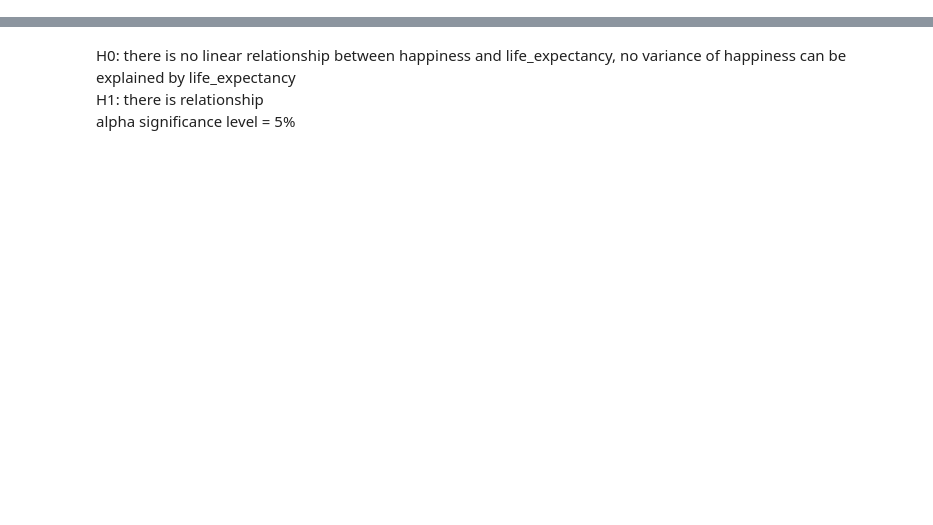
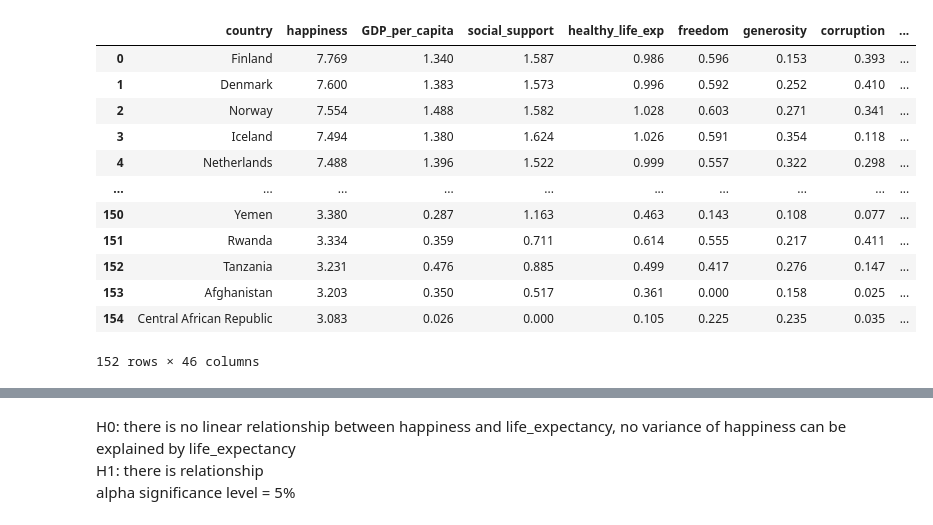
Before and after one commit to aghilissen/Mod_3_Project, a Jupyter notebook: index.ipynb, the cells around one changed output, grey strips where cells are left out. Drawn from its saved outputs; the diff is of its cells as text; code cells hidden in the pictures; blank space fills up the shorter version.

```diff
--- a/index.ipynb
+++ b/index.ipynb
@@ -17,3 +19,19 @@ df = pd.read_csv('./data/finaldf.csv',index_col=0)
+# %%
+df
+# %% [output]
+|  | country | happiness | GDP_per_capita | social_support | healthy_life_exp | freedom | generosity | corruption | ... |
+| 0 | Finland | 7.769 | 1.340 | 1.587 | 0.986 | 0.596 | 0.153 | 0.393 | ... |
+| 1 | Denmark | 7.600 | 1.383 | 1.573 | 0.996 | 0.592 | 0.252 | 0.410 | ... |
+| 2 | Norway | 7.554 | 1.488 | 1.582 | 1.028 | 0.603 | 0.271 | 0.341 | ... |
+| 3 | Iceland | 7.494 | 1.380 | 1.624 | 1.026 | 0.591 | 0.354 | 0.118 | ... |
+| 4 | Netherlands | 7.488 | 1.396 | 1.522 | 0.999 | 0.557 | 0.322 | 0.298 | ... |
+| ... | ... | ... | ... | ... | ... | ... | ... | ... | ... |
+| 150 | Yemen | 3.380 | 0.287 | 1.163 | 0.463 | 0.143 | 0.108 | 0.077 | ... |
+| 151 | Rwanda | 3.334 | 0.359 | 0.711 | 0.614 | 0.555 | 0.217 | 0.411 | ... |
+| 152 | Tanzania | 3.231 | 0.476 | 0.885 | 0.499 | 0.417 | 0.276 | 0.147 | ... |
+| 153 | Afghanistan | 3.203 | 0.350 | 0.517 | 0.361 | 0.000 | 0.158 | 0.025 | ... |
+| 154 | Central African Republic | 3.083 | 0.026 | 0.000 | 0.105 | 0.225 | 0.235 | 0.035 | ... |
+152 rows × 46 columns
 # %%
 sns.distplot(df['happiness'], bins = 'auto')
 plt.show()
```
Also changed, not shown: parts of 55 cells of this notebook, 2 other files.
